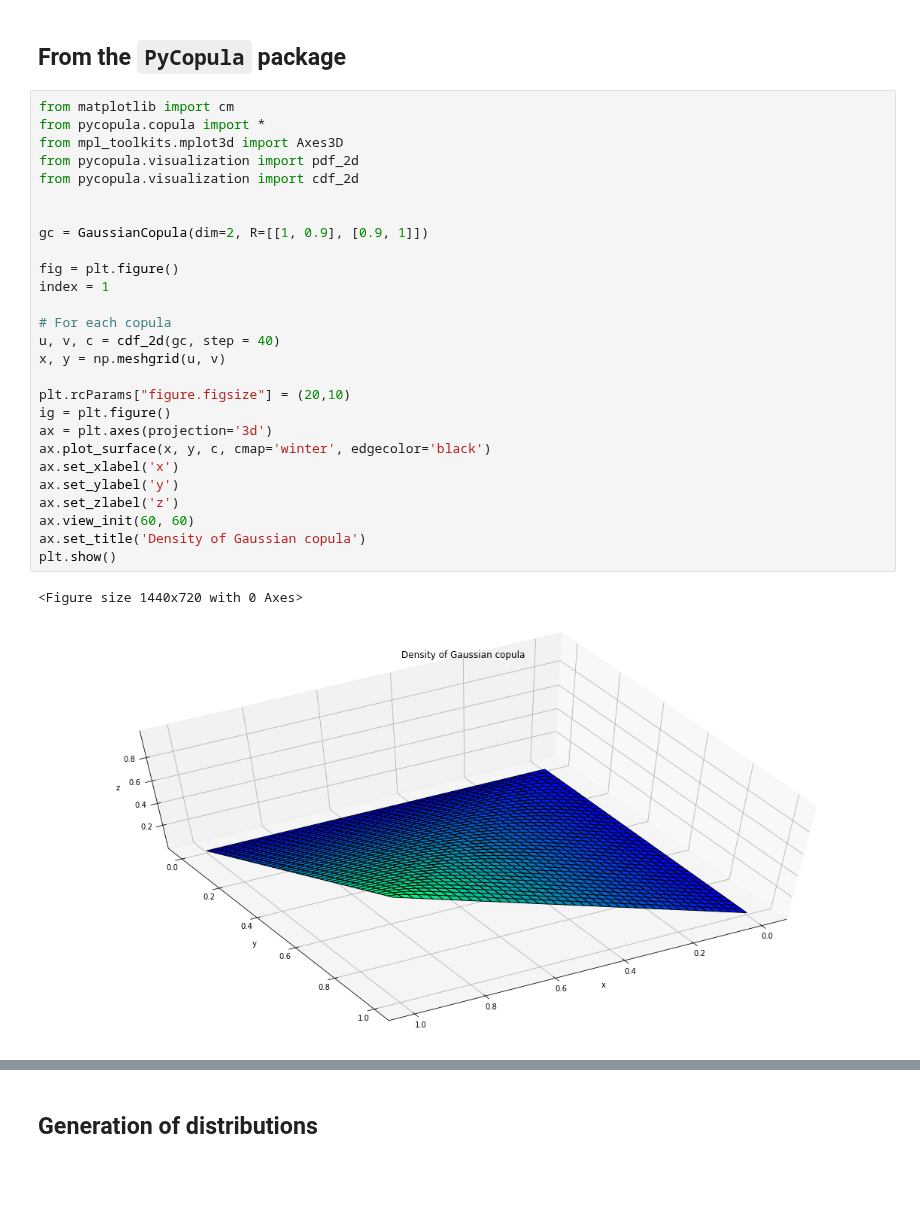
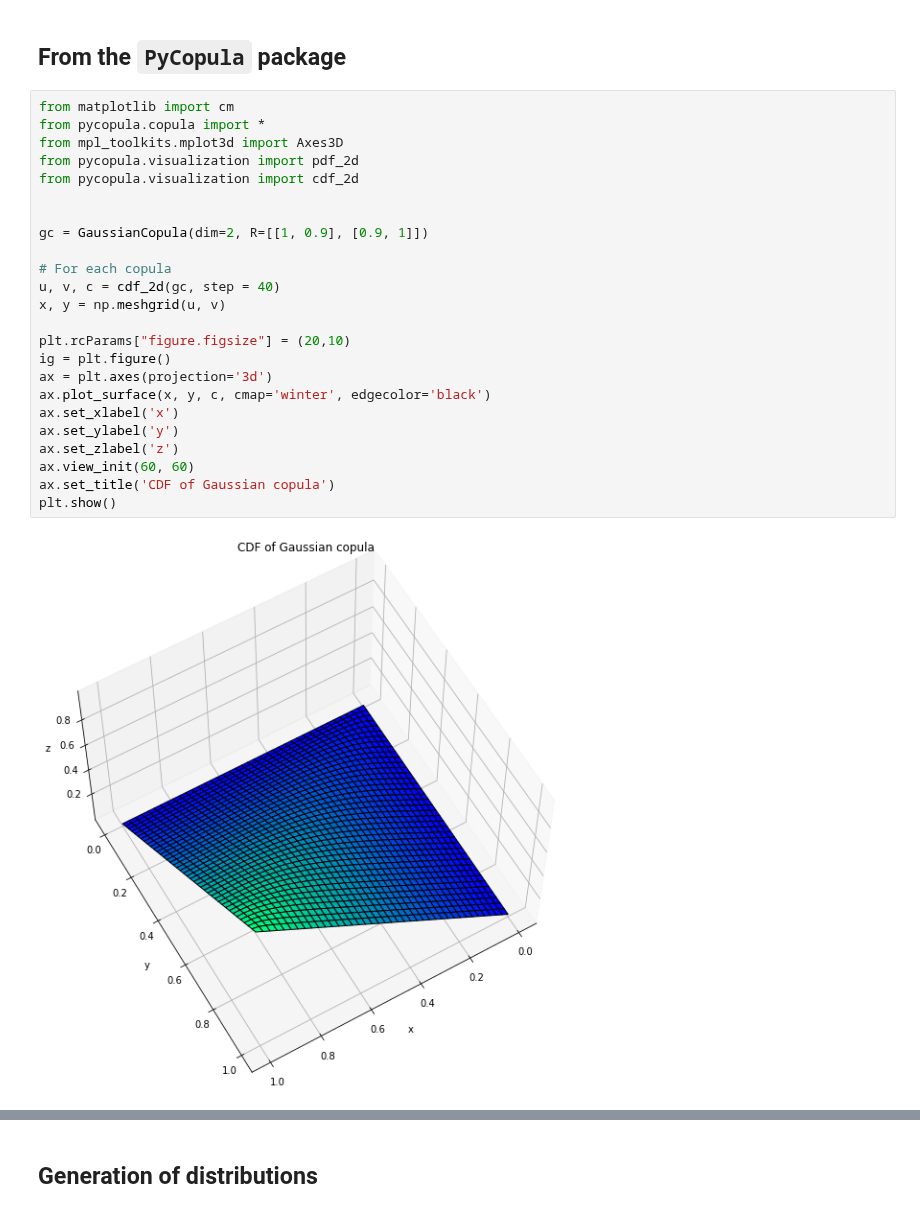
Before and after one commit to lsilvest/notes_and_stuff, a Jupyter notebook: copula_introduction.ipynb, the cells around one changed output, grey strips where cells are left out. Drawn from its saved outputs; the diff is of its cells as text; blank space fills up the shorter version.

```diff
--- a/copula_introduction.ipynb
+++ b/copula_introduction.ipynb
@@ -233,33 +233,29 @@ h = sb.jointplot(F1_p, F1_p, kind='hex', stat_func=None)
 # %%
 from matplotlib import cm
 from pycopula.copula import *
 from mpl_toolkits.mplot3d import Axes3D
 from pycopula.visualization import pdf_2d
 from pycopula.visualization import cdf_2d
 
 
 gc = GaussianCopula(dim=2, R=[[1, 0.9], [0.9, 1]])
-
-fig = plt.figure()
-index = 1
 
 # For each copula
 u, v, c = cdf_2d(gc, step = 40)
 x, y = np.meshgrid(u, v)
 
 plt.rcParams["figure.figsize"] = (20,10)
 ig = plt.figure()
 ax = plt.axes(projection='3d')
 ax.plot_surface(x, y, c, cmap='winter', edgecolor='black')
 ax.set_xlabel('x')
 ax.set_ylabel('y')
 ax.set_zlabel('z')
 ax.view_init(60, 60)
-ax.set_title('Density of Gaussian copula')
+ax.set_title('CDF of Gaussian copula')
 plt.show()
 # %% [output]
-<Figure size 1440x720 with 0 Axes>
-[figure, old version]
+[figure, new version]
 # %%
 # use `gradient`, as `pdf_c2` is not well implemented in package:
 dx, dy = np.gradient(c, 1/40)
```
Also changed, not shown: parts of 21 cells of this notebook, 2 other files.
